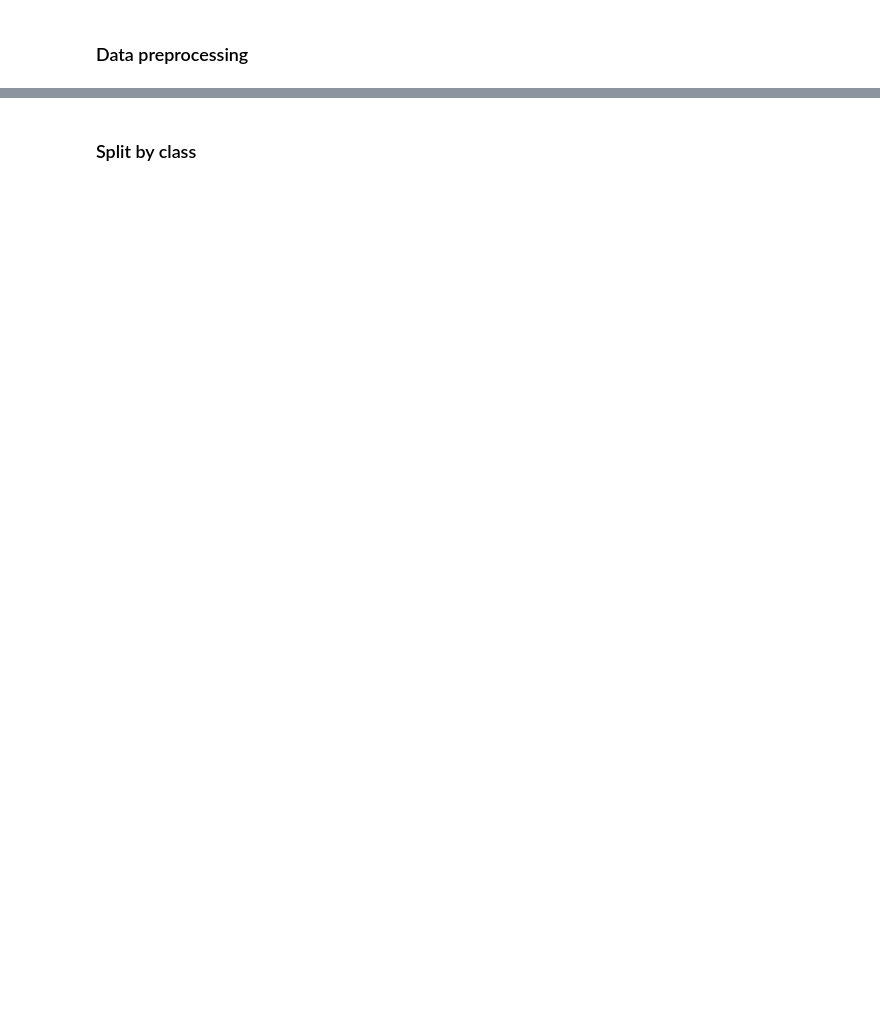
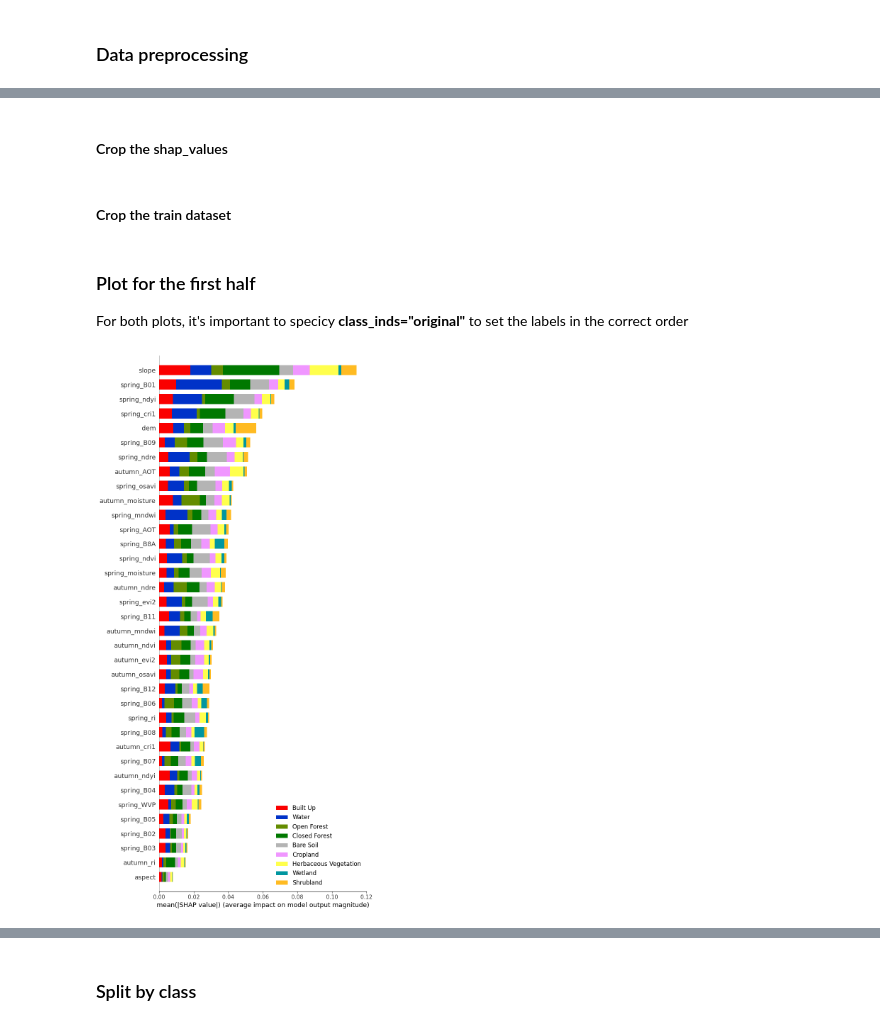
Before and after one commit to KhaosResearch/landcoverpy, a Jupyter notebook: notebooks/explain_model.ipynb, the cells around one changed output, grey strips where cells are left out. Cells and saved outputs as stored; diff of their text form; code cells hidden in the pictures; blank space fills up the shorter version.

```diff
--- a/notebooks/explain_model.ipynb
+++ b/notebooks/explain_model.ipynb
@@ -49,0 +101,14 @@ labels
+# %%
+half = int(np.round(num_features/2))
+# %% [markdown]
+#### Crop the shap_values
+# %%
+shap_values_array = np.array(shap_values)
+cropped_first_shap_values = list(shap_values_array[:,:,:half])
+cropped_second_shap_values = list(shap_values_array[:,:,half:])
+
+# alternatively, you can do directly -- > list_first_shap_values = [shap_values[i][:,:36] for i in range(len(shap_values))]
+# %% [markdown]
+#### Crop the train dataset
+# %%
+first_half_train= reduced_x_train_data.iloc[:,:half]
@@ -49,0 +117,10 @@ labels
+# %% [markdown]
+### Plot for the first half
+
+For both plots, it's important to specicy **class_inds="original"** to set the labels in the correct order
+# %%
+shap.summary_plot(cropped_first_shap_values,  first_half_train.columns.values, max_display = half, class_names=pretty_labels,  color= calculateColors, class_inds="original", show=False )
+pl.xlim([0, 0.12])
+pl.savefig("first_half_DEF.png")
+# %% [output]
+[figure, added]
```
Also changed, not shown: parts of 29 cells of this notebook, 1 other file.
